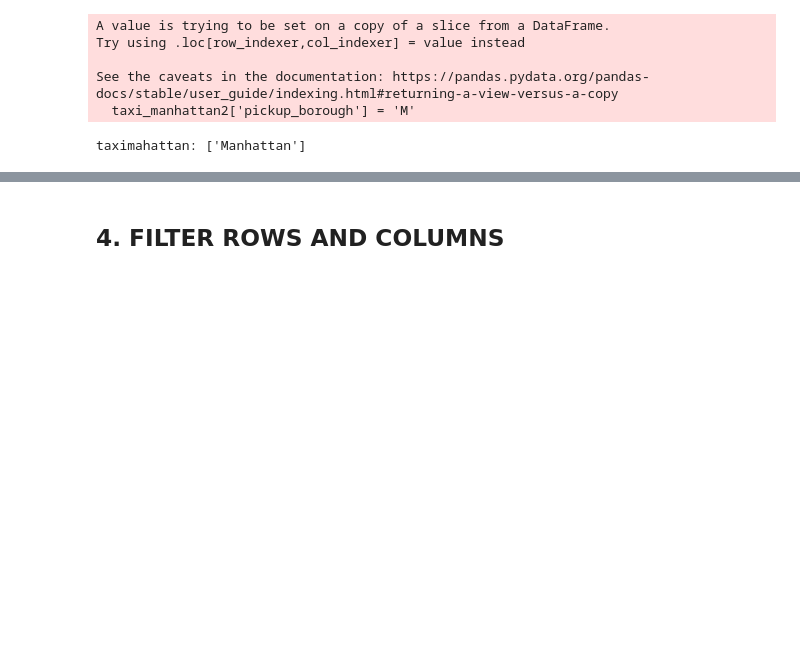
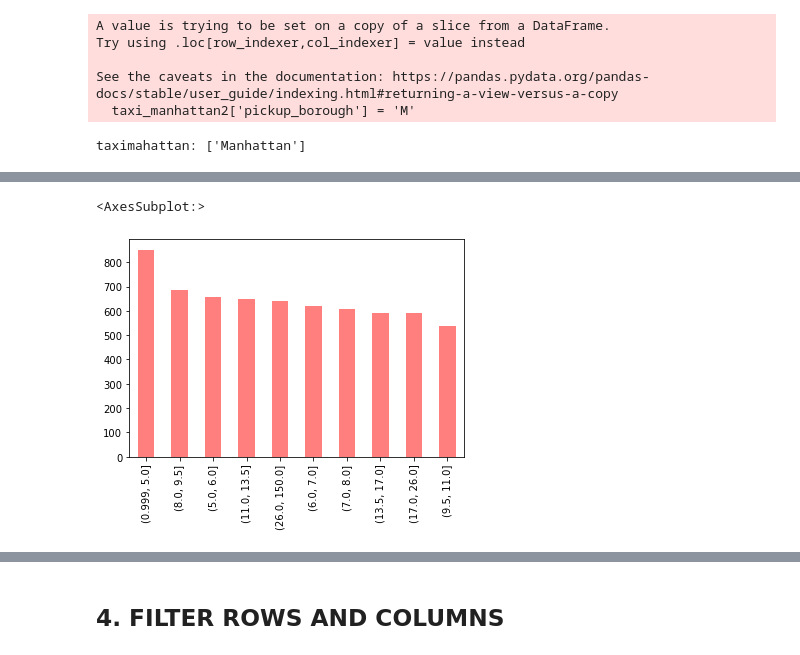
Before and after one commit to massardier/visualizations_python, a Jupyter notebook: pandas_manipulations.ipynb, the cells around one changed output, grey strips where cells are left out. Saved outputs shown, nothing was run; the diff lists cells and outputs as text; code cells hidden in the pictures; blank space fills up the shorter version.

```diff
--- a/pandas_manipulations.ipynb
+++ b/pandas_manipulations.ipynb
@@ -281,0 +298,6 @@ taximahattan: ['Manhattan']
+# %%
+# automatically split the values in the column fare in 10 groups of similar size
+pd.qcut(taxis.fare,10).value_counts().plot.bar(color='red',alpha=0.5)
+# %% [output]
+<AxesSubplot:>
+[figure, added]
```
Also changed, not shown: parts of 5 cells of this notebook.
